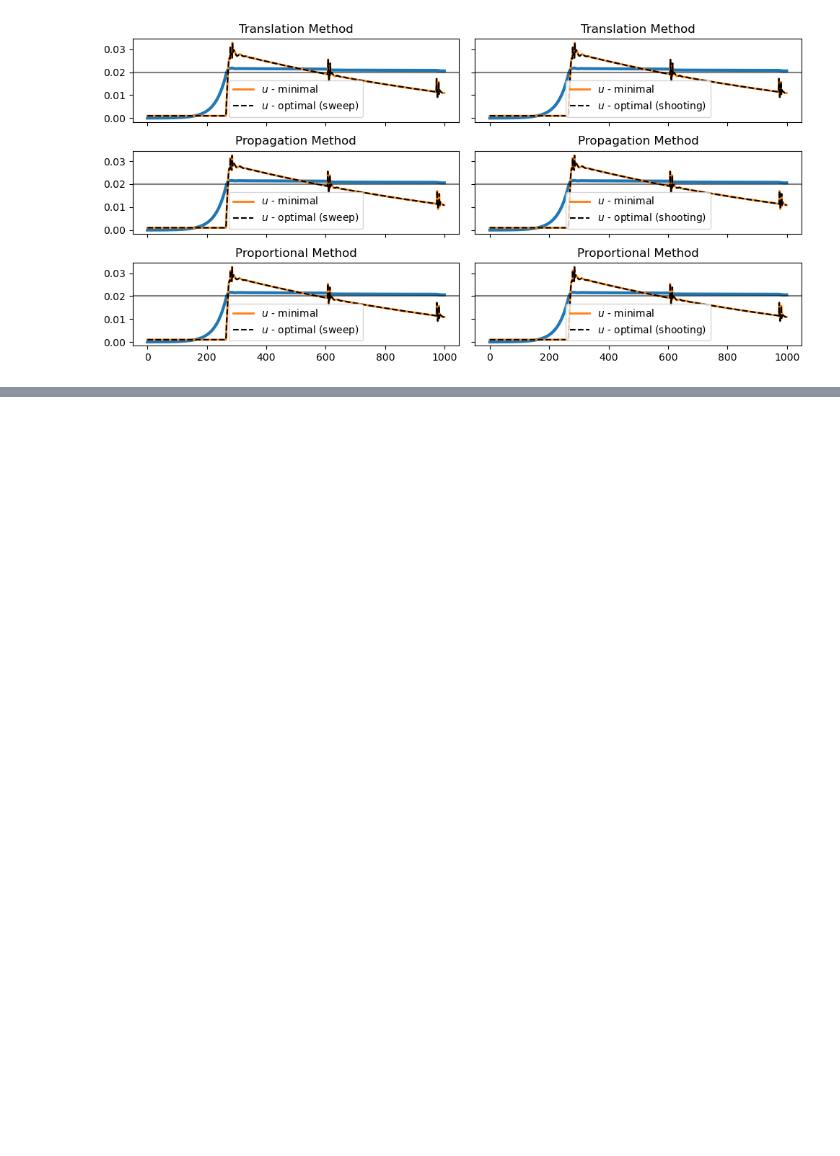
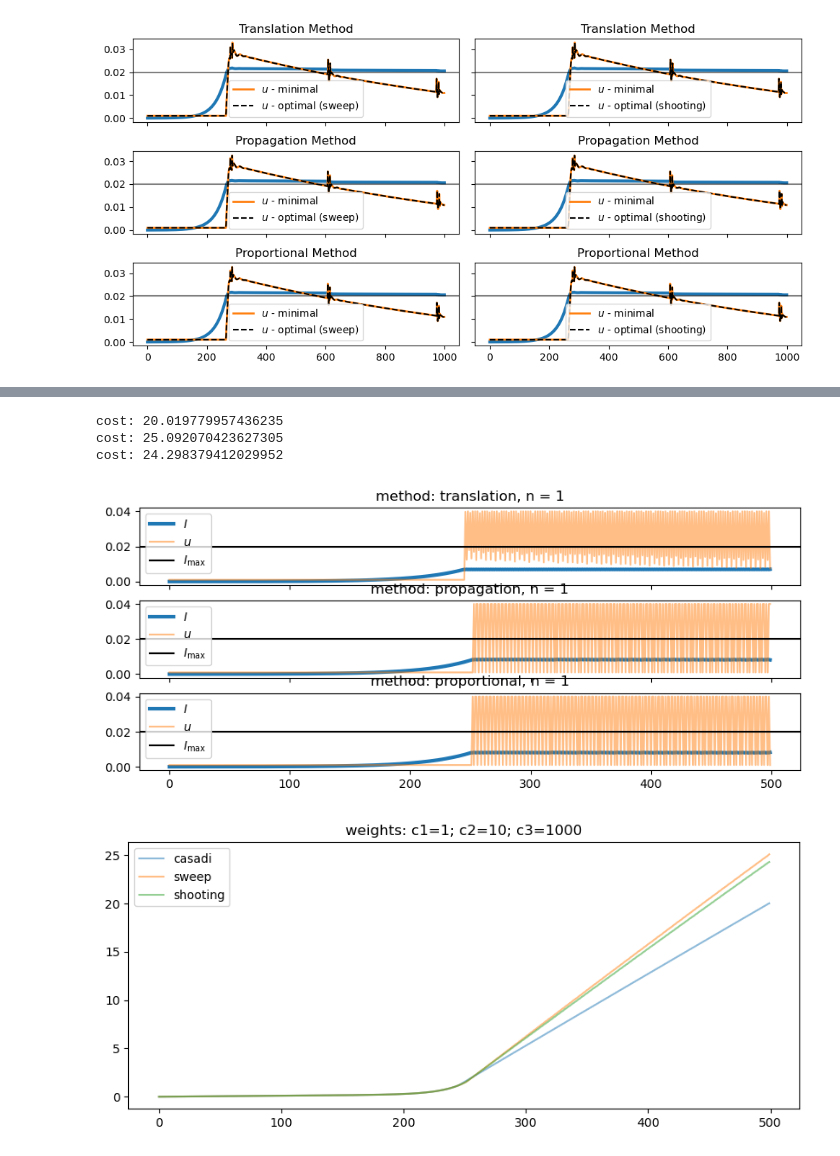
Before and after one commit to fredsonaguiar/sirq_model_control_quarantine, a Jupyter notebook: sirq model - complete.ipynb, the cells around one changed output, grey strips where cells are left out. Saved outputs shown, nothing was run; the diff lists cells and outputs as text; code cells hidden in the pictures; blank space fills up the shorter version.

```diff
--- a/sirq model - complete.ipynb
+++ b/sirq model - complete.ipynb
@@ -760,5 +775,5 @@ from casadi import MX, hcat, mtimes, vertcat, DM, Function, nlpsol
 # %%
-def mpc_minimal_control_problem(strategy, i_pred):
+def mpc_minimal_control(strategy, i_pred):
     # maximun index to be controlled
     k = 1 + np.argmax(i_pred[1:])
 
@@ -1106,8 +1205,4 @@ def simulate_learning_based_mpc(theta, simulation_lenght=1000,
 # %%
-b_real = 0.04   # infection rate
-g_real = 0.01   # recovery rate
-gq_real = 0.025  # recovery rate quarantine
-
 # strategies = ["one-step", "translation", "propagation", "proportional"]
 strategies = ["translation", "propagation", "proportional"]
 equations = [
@@ -1376,10 +1471,3 @@ mu_i = 0.002
 mu_q = 0.001
 delta = 0.001
 theta = np.array([beta, gamma_i, gamma_q, mu_i, mu_q, delta])
-
-# strategies = ["one-step", "translation", "propagation", "proportional"]
-strategies = ["translation", "propagation", "proportional"]
-equations = [
-    "$\\frac{d}{dt}\hat{x}(t) = f(t,\\tilde{x}(t)) + g(t,\\tilde{x}(t), u(t))$",
-    "$\\frac{d}{dt}\hat{x}(t) = f(t,\\tilde{x}(t)) + g(t,\hat{x}(t), u(t))$",
-    "$\\frac{d}{dt}\hat{x}(t) = f(t,\\tilde{x}(t))\\frac{\hat{x}(t)}{\\tilde{x}(t)} + g(t,\hat{x}(t), u(t))$"]
@@ -1607,0 +1474,49 @@ plt.show()
+# %%
+n = 1
+h = 1/n
+output_lenght_aug = output_lenght * n
+# %%
+# n = 1
+# h = 1/n
+# output_lenght_aug = output_lenght * n
+
+# c3 = 1000
+
+# solutions = []
+
+# strategy = "propagation"
+# problems = ["casadi", "sweep", "shooting"]
+# for problem in problems:
+#         states = simulate_learning_based_mpc(theta, simulation_lenght=500, start_lenght=input_lenght,
+#                 strategy=strategy, prediction="exact", problem=problem)
+#         solutions.append(states)
+
+# solutions_n_1_c3_1000 = solutions
+# solutions = solutions_n_1_c3_1000
+
+# plots sweep
+fig, ax = plt.subplots(len(problems), figsize=(10,4), sharex=True)
+for axi, strategy, states in zip(ax, strategies, solutions):
+        axi.plot(states[:,1], label="$I$", linewidth=3)
+        axi.plot(states[:,-1], label="$u$", alpha=0.5)
+        axi.axhline(i_max, label="$I_\\max$", color="k")
+
+        axi.set_title("method: {}, n = {}".format(strategy, n))
+        axi.legend()
+
+#
+plt.figure(figsize=(10,4))
+
+for problem, states in zip(problems, solutions):
+        cost = np.cumsum(c1*states[:,-1]*(1-states[:,3]) + c2*states[:,3]**2 + c3*states[:,1]**2)
+        plt.plot(cost, label=problem, alpha=0.5)
+        plt.title("weights: c1={}; c2={}; c3={}".format(c1, c2, c3))
+        plt.legend()
+
+        print("cost:", cost[-1])
+# %% [output]
+cost: 20.019779957436235
+cost: 25.092070423627305
+cost: 24.298379412029952
+[figure, added]
+[figure, added]
```
Also changed, not shown: parts of 54 cells of this notebook.
